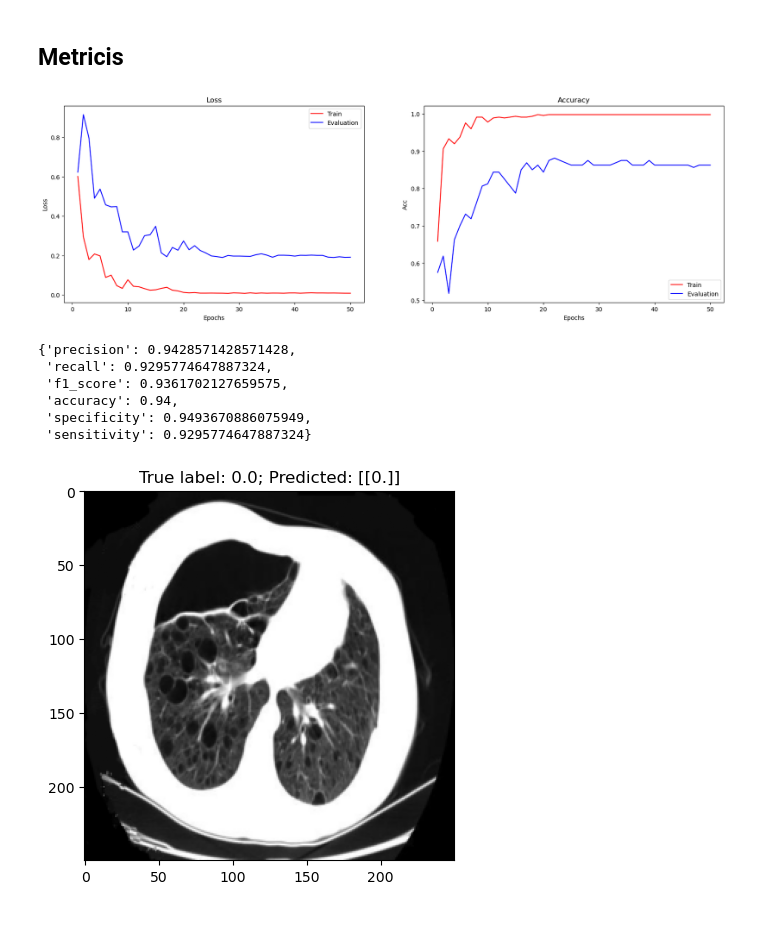
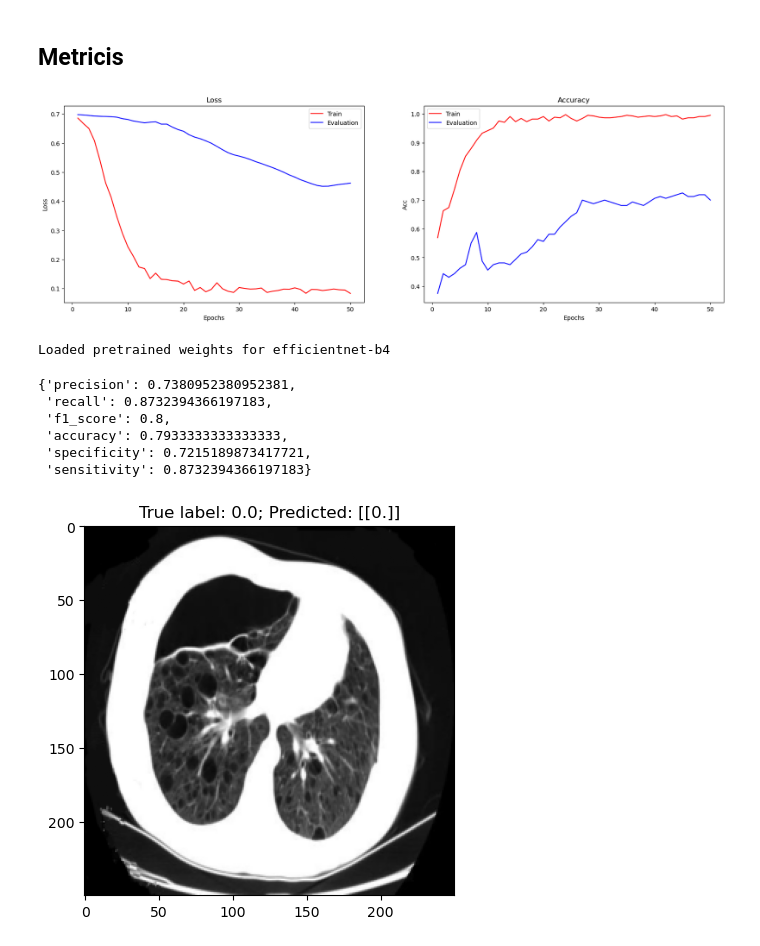
Before and after one commit to LucasLessa1/PIBIC, a Jupyter notebook: image-classification-using-pytorch.ipynb, the cells around one changed output. Cells and saved outputs as stored; diff of their text form; code cells hidden in the pictures.

Commit message:
EfficientNetB4 batch_size = 32; epoch = 50; TestAccuracy: 79,3%

```diff
--- a/image-classification-using-pytorch.ipynb
+++ b/image-classification-using-pytorch.ipynb
@@ -516,5 +516,5 @@ Test Accuracy:  0.94
 # %%
-label_model = "ResNet101_1"
+label_model = "EfficientNetB4_1"
 hist_kernel = hist_EfficientNetB4
 model_kernel = model_EfficientNetB4
 # %%
@@ -529,35 +529,35 @@ torch.save(model_kernel.state_dict(), f'C:/Users/Lucas/PIBIC/model_NIG-CHEST/tra
 def plot_metrics(hist, label_model) :
     # plot training curves
     epochs = range(1, len(hist['train_loss']) + 1)
 
     train_loss = [t.cpu().detach().numpy() for t in hist['train_loss']]
     val_loss = [t.cpu().detach().numpy() for t in hist['val_loss']]
 
 
     fig, ax = plt.subplots(1,2, figsize=(20,6))
     ax[0].plot(epochs, train_loss, 'r-', label='Train')
     ax[0].plot(epochs, val_loss, 'b-', label='Evaluation')
     ax[0].set_title('Loss')
     ax[0].set_xlabel('Epochs')
     ax[0].set_ylabel('Loss')
     ax[0].legend()
     plt.savefig(f'C:/Users/Lucas/PIBIC/model_NIG-CHEST/metrics/loss{label_model}.png')  # This saves the plot as a PNG image
 
     ax[1].plot(epochs, hist['train_acc'], 'r-', label='Train')
     ax[1].plot(epochs, hist['val_acc'], 'b-', label='Evaluation')
     ax[1].set_title('Accuracy')
     ax[1].set_xlabel('Epochs')
     ax[1].set_ylabel('Acc')
     ax[1].legend()
     plt.savefig(f'C:/Users/Lucas/PIBIC/model_NIG-CHEST/metrics/accuracy{label_model}.png')  # This saves the plot as a PNG image
 
 
     plt.show()
 
 
-plot_metrics(model_kernel, label_model)
+plot_metrics(hist_kernel, label_model)
 # %% [output]
-[figure, old version]
+[figure, new version]
 # %%
 def calculate_metrics(model, test_dataset, device, plot_images=False):
     # Initialize variables to store predictions and ground truth
@@ -604,28 +604,29 @@ def calculate_metrics(model, test_dataset, device, plot_images=False):
 model_path = f'C:/Users/Lucas/PIBIC/model_NIG-CHEST/trained_model_{label_model}.pth'
 
 if label_model[:6] == "ResNet":
-    model = ResNet101()
+    model_kernel = ResNet101()
 elif label_model[:14] == "EfficientNetB4":
-    model = EfficientNetB4()
+    model_kernel = EfficientNetB4()
 elif label_model[:14] == "EfficientNetB7":
-    model = EfficientNetB7()
+    model_kernel = EfficientNetB7()
 elif label_model[:5] == "VGG16":
-    model = VGG16()
+    model_kernel = VGG16()
 
-model.load_state_dict(torch.load(model_path))
-model.to(device)  # Move the model to the specified device
-model.eval()  # Set the model to evaluation mode
+model_kernel.load_state_dict(torch.load(model_path))
+model_kernel.to(device)  # Move the model to the specified device
+model_kernel.eval()  # Set the model to evaluation mode
 
 # Call the function with plot_images=True to plot images
-metrics = calculate_metrics(model, test_dataset, device, plot_images=True)
+metrics = calculate_metrics(model_kernel, test_dataset, device, plot_images=True)
 metrics
 # %% [output]
-{'precision': 0.9428571428571428,
- 'recall': 0.9295774647887324,
- 'f1_score': 0.9361702127659575,
- 'accuracy': 0.94,
- 'specificity': 0.9493670886075949,
- 'sensitivity': 0.9295774647887324}
+Loaded pretrained weights for efficientnet-b4
+{'precision': 0.7380952380952381,
+ 'recall': 0.8732394366197183,
+ 'f1_score': 0.8,
+ 'accuracy': 0.7933333333333333,
+ 'specificity': 0.7215189873417721,
+ 'sensitivity': 0.8732394366197183}
 # %%
 pd.DataFrame(metrics.items(), columns=['Metric', 'Value']).to_csv(f'C:/Users/Lucas/PIBIC/model_NIG-CHEST/metrics/trained_model_{label_model}.csv')
 # %%
```
Also changed, not shown: parts of 1 cell of this notebook.
